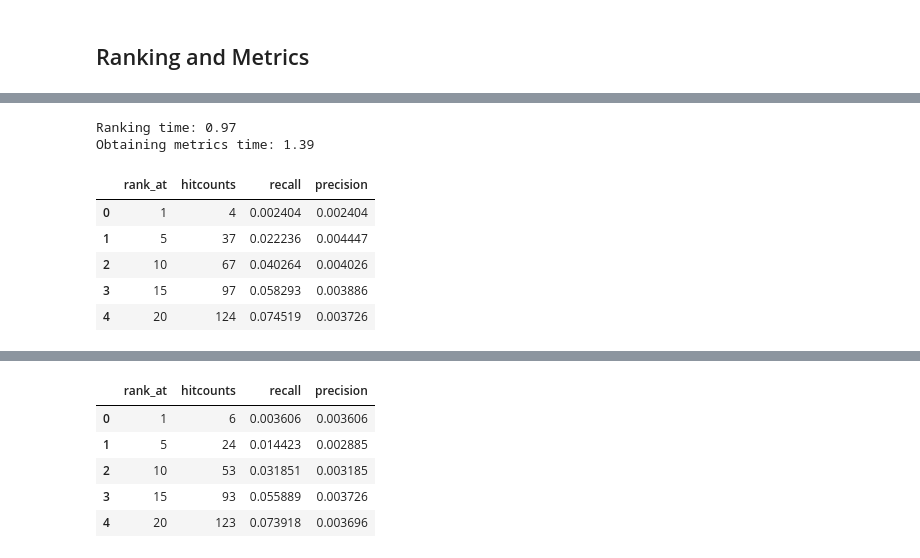
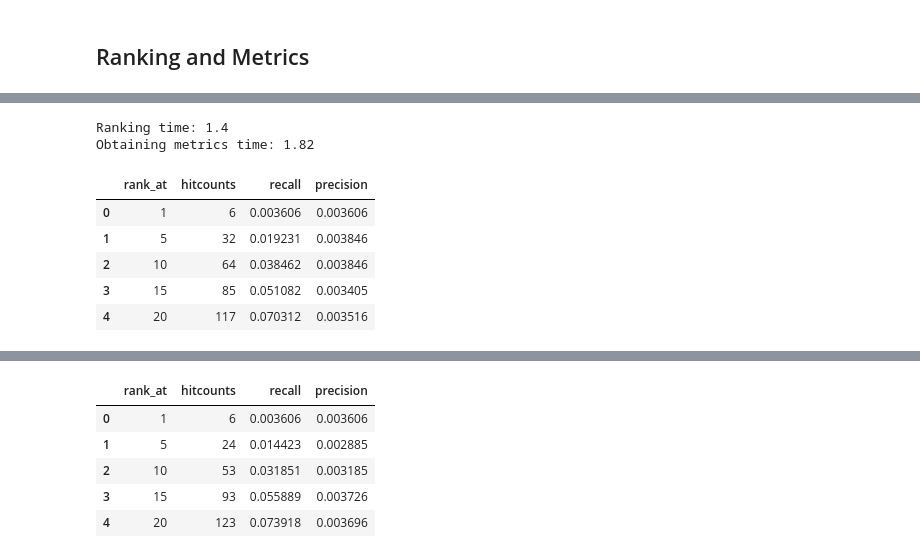
Before and after one commit to ROpdam/recommender_comparison, a Jupyter notebook: BPR.ipynb, the cells around one changed output, grey strips where cells are left out. Cells and saved outputs as stored; diff of their text form; code cells hidden in the pictures.

```diff
--- a/BPR.ipynb
+++ b/BPR.ipynb
@@ -475,20 +489,25 @@ model = {'p':df_res['p'][1], 'q':df_res['q'][1]}
-# %%
-model = {'p':BPR_ml_01_005.model['p'], 'q':BPR_ml_01_005.model['q']}
-# %%
-rank_at = 20
-ranked_df = rank_predictions(model, test_set, rank_at)
-
-steps = 5
-metrics_3 = get_metrics(ranked_df, steps, rank_at)
-# %% [output]
-Ranking time: 0.97
-Obtaining metrics time: 1.39
-# %%
-metrics_3
-# %% [output]
-|  | rank_at | hitcounts | recall | precision |
-| 0 | 1 | 4 | 0.002404 | 0.002404 |
-| 1 | 5 | 37 | 0.022236 | 0.004447 |
-| 2 | 10 | 67 | 0.040264 | 0.004026 |
-| 3 | 15 | 97 | 0.058293 | 0.003886 |
-| 4 | 20 | 124 | 0.074519 | 0.003726 |
+# %%
+def final_metric(model, test_set, rank_at, steps, store_path=''):
+    m =  {'p':model.model['p'], 'q': model.model['q']}
+    ranked_df = rank_predictions(m, test_set, rank_at)
+    metrics = get_metrics(ranked_df, steps, rank_at)
+    if len(store_path) > 0:
+        metrics.to_pickle(store_path)
+
+    return metrics
+# %%
+store_path = path + 'Results/Results_17_04/'
+rank_at = 20
+steps = 5
+# %%
+file_name = 'metrics_bpr_ml_01_rate_above_3'
+final_metric(BPR_ml_01_rate_above_3, test_set, rank_at, steps, store_path + file_name)
+# %% [output]
+Ranking time: 1.4
+Obtaining metrics time: 1.82
+|  | rank_at | hitcounts | recall | precision |
+| 0 | 1 | 6 | 0.003606 | 0.003606 |
+| 1 | 5 | 32 | 0.019231 | 0.003846 |
+| 2 | 10 | 64 | 0.038462 | 0.003846 |
+| 3 | 15 | 85 | 0.051082 | 0.003405 |
+| 4 | 20 | 117 | 0.070312 | 0.003516 |
```
Also changed, not shown: parts of 11 cells of this notebook, 2 other files.
